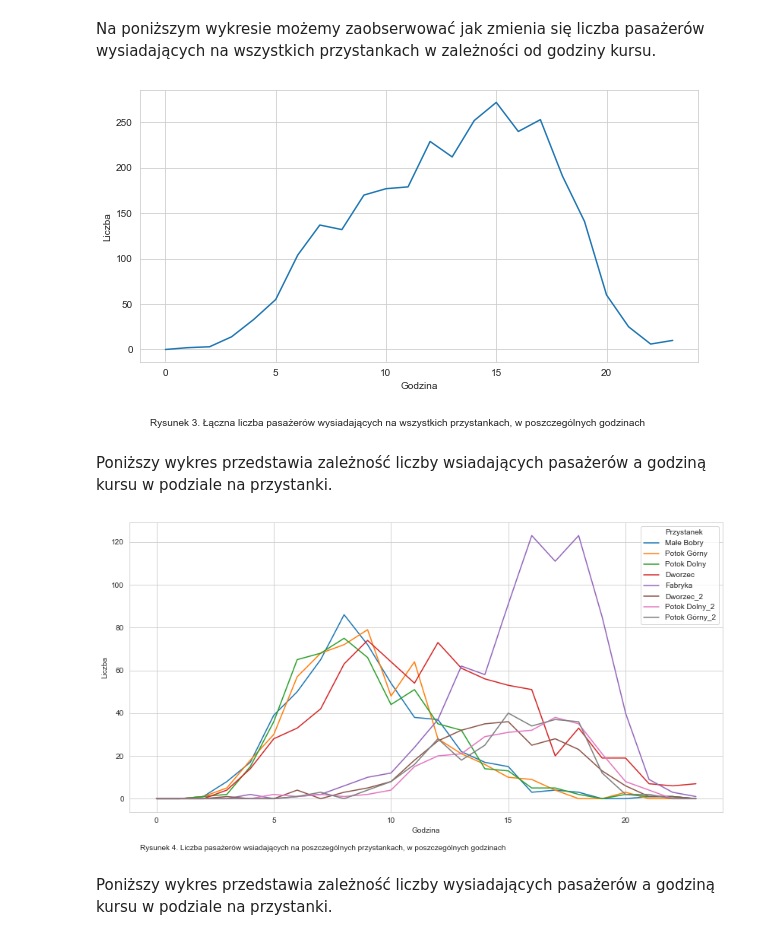
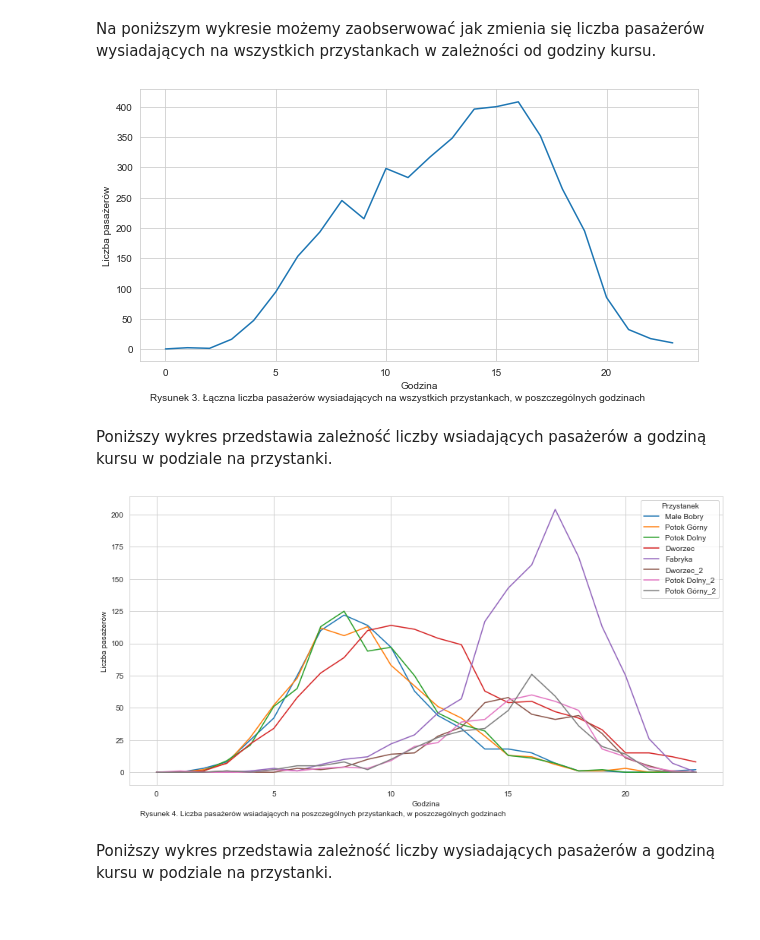
Before and after one commit to fmordarski/Passengers-simulation, a Jupyter notebook: Raport_MZK.ipynb, the cells around one changed output. Cells and saved outputs as stored; diff of their text form; code cells hidden in the pictures.

```diff
--- a/Raport_MZK.ipynb
+++ b/Raport_MZK.ipynb
@@ -134,17 +137,22 @@ plt.text(-0.3, -1.2, "Rysunek 1. Funkcja popytu na usługi transportowe firmy We
 Na poniższym wykresie możemy zaobserwować jak zmienia się liczba pasażerów wsiadających na wszystkich przystankach w zależności od godziny kursu.
 # %%
 # Łaczna liczba pasażerów wsiadających
-cena_biletu=2.8
+
+cena_biletu=2
+passengers = simulate_passengers(cena_biletu)
+
 lista_h = list(range(0,24))
 lista_pass = []
 pass_l = 0
-for key,value in simulate_passengers(cena_biletu).items():
+for key,value in passengers.items():
     pass_l = 0
     for k, v in value.items():
         pass_l += (v['in'])
     lista_pass.append(pass_l)
 df = pd.DataFrame({'Godzina': lista_h, 'Liczba': lista_pass} )
 fig, ax = plt.subplots(figsize=(10,5))
-sns.lineplot(data=df,x='Godzina',y='Liczba')
-plt.text(-.7, -84,'Rysunek 2. Łączna liczba pasażerów wsiadających na wszystkich przystankach, w poszczególnych godzinach');
+plt.plot(lista_h, lista_pass)
+plt.xlabel('Godzina')
+plt.ylabel('Liczba pasażerów')
+plt.text(-.7, -110,'Rysunek 2. Łączna liczba pasażerów wsiadających na wszystkich przystankach, w poszczególnych godzinach');
 # %% [output]
@@ -154,23 +162,25 @@ Na poniższym wykresie możemy zaobserwować jak zmienia się liczba pasażerów
 # %%
 # Łaczna liczba pasażerów wysiadających
 
 lista_h = list(range(0,24))
 lista_pass_out = []
 pass_l = 0
-for key2,value2 in simulate_passengers(cena_biletu).items():
+for key2,value2 in passengers.items():
     pass_l = 0
     for k2, v2 in value2.items():
         if 'out' not in v2:
             pass_l += 0
         else:
             pass_l += v2['out']
     lista_pass_out.append(pass_l)
 df = pd.DataFrame({'Godzina': lista_h, 'Liczba': lista_pass_out} )
 fig, ax = plt.subplots(figsize=(10,5))
-sns.lineplot(data=df,x='Godzina',y='Liczba')
+plt.plot(lista_h, lista_pass_out)
+plt.xlabel('Godzina')
+plt.ylabel('Liczba pasażerów')
 plt.text(-.7, -84, 'Rysunek 3. Łączna liczba pasażerów wysiadających na wszystkich przystankach, w poszczególnych godzinach');
 # %% [output]
-[figure, old version]
+[figure, new version]
 # %% [markdown]
 Poniższy wykres przedstawia zależność liczby wsiadających pasażerów a godziną kursu w podziale na przystanki.
 # %%
@@ -179,20 +189,22 @@ for h in range(0,24):
     lista = [h]*8
     lista_h += lista
 stops = []
+
 for i in range(0,24):
     s = ["Małe Bobry", "Potok Górny", "Potok Dolny", "Dworzec", "Fabryka",
            "Dworzec_2", "Potok Dolny_2", "Potok Górny_2"]
     stops += s
+
 lista_pass = []
-for key,value in simulate_passengers(cena_biletu).items():
+for key,value in passengers.items():
     for k, v in value.items():
         lista_pass.append(v['in'])
-df = pd.DataFrame({'Godzina': lista_h, 'Przystanek': stops, 'Liczba': lista_pass} )
+df = pd.DataFrame({'Godzina': lista_h, 'Przystanek': stops, 'Liczba pasażerów': lista_pass} )
 fig, ax = plt.subplots(figsize=(14,7))
-sns.lineplot(data=df,x='Godzina',y='Liczba',hue='Przystanek')
-plt.text(-.7, -24, 'Rysunek 4. Liczba pasażerów wsiadających na poszczególnych przystankach, w poszczególnych godzinach');
+sns.lineplot(data=df,x='Godzina',y='Liczba pasażerów',hue='Przystanek')
+plt.text(-.7, -34, 'Rysunek 4. Liczba pasażerów wsiadających na poszczególnych przystankach, w poszczególnych godzinach');
 # %% [output]
-[figure, old version]
+[figure, new version]
 # %% [markdown]
 Poniższy wykres przedstawia zależność liczby wysiadających pasażerów a godziną kursu w podziale na przystanki.
 # %%
```
Also changed, not shown: parts of 20 cells of this notebook.
